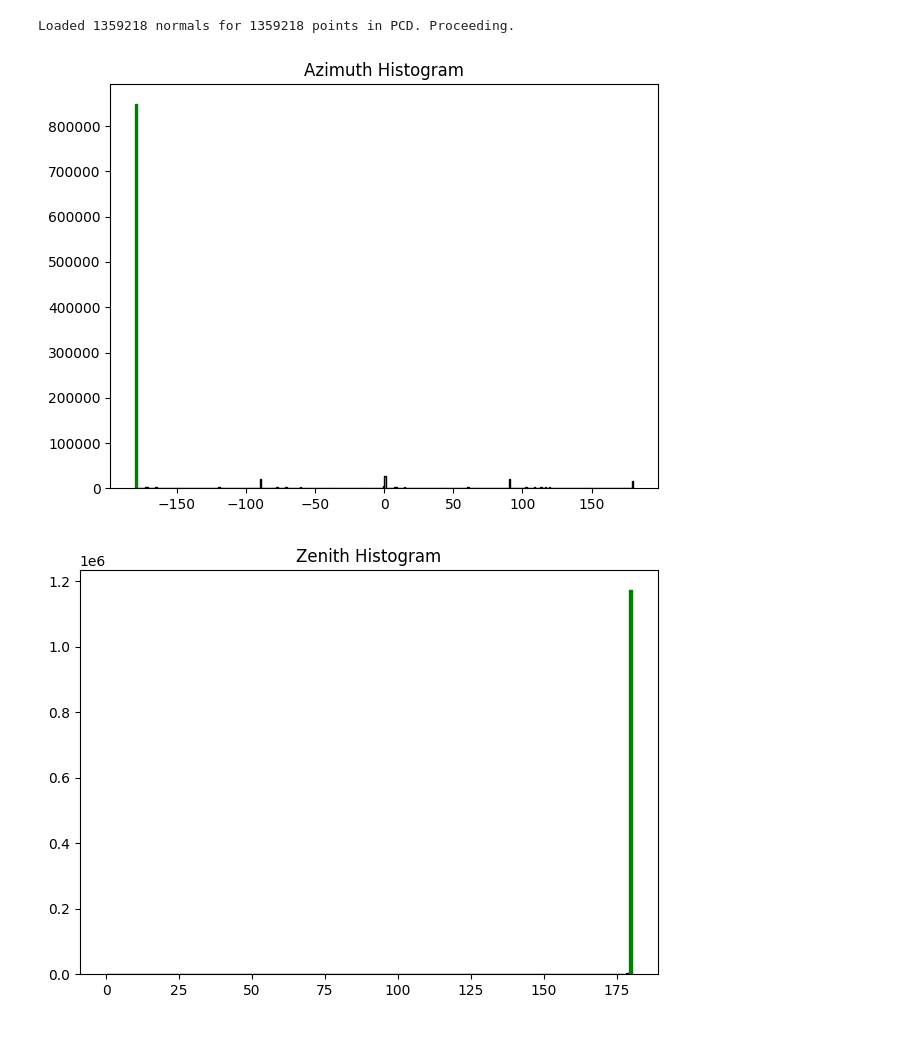
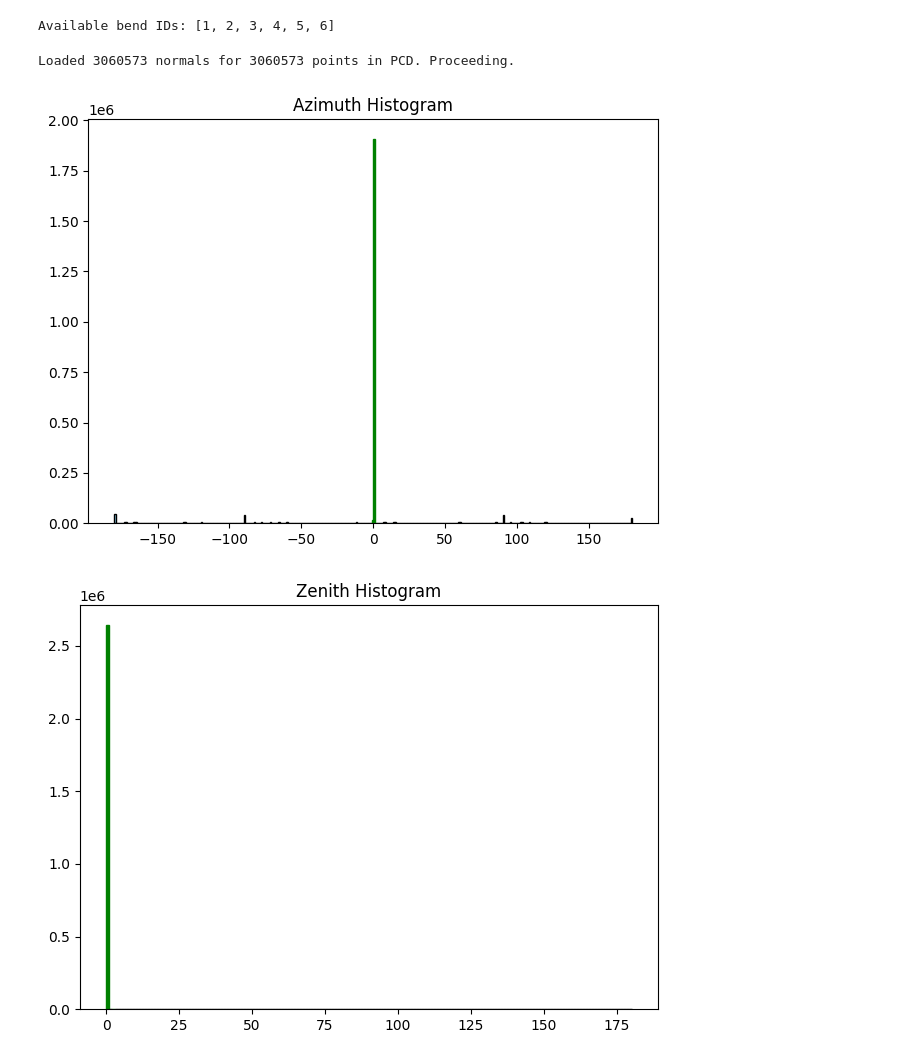
Before and after one commit to ckantas/PointClouds, a Jupyter notebook: arclengthvisualizer.ipynb, the cells around one changed output. Drawn from its saved outputs; the diff is of its cells as text; code cells hidden in the pictures.

```diff
--- a/arclengthvisualizer.ipynb
+++ b/arclengthvisualizer.ipynb
@@ -15,19 +15,9 @@ from matplotlib import cm
 import random
 from BendLength import BendLengthCalculator
 # %%
-point_cloud_location = "C:/Users/chris/Desktop/Documents/Code/PointClouds/sampled_model.ply"
+point_cloud_location = "/home/chris/Code/PointClouds/sampled_model.ply"
 pcd = o3d.io.read_point_cloud(point_cloud_location)
 
 # Preprocess the point cloud
 pcd = util.preProcessCloud(pcd)
 pcd_points = np.asarray(pcd.points)
-# %%
-with open("bend_visualization_data_cad.pkl", "rb") as f:
-    data = pickle.load(f)
-
-intersection_line = data["intersection_line"]
-bend_edges = data["bend_edges"]
-cluster_points = data["cluster_points"]
-cluster_derivatives = data["cluster_derivatives"]
-all_normals = data["all_normals"]
-segment_indices = data["segment_indices"]
@@ -34,2 +76,23 @@ segment_indices = data["segment_indices"]
+# %%
+with open("bend_visualization_data_all.pkl", "rb") as f:
+    data = pickle.load(f)
+
+bend_data = data["bend_data"]  # <- Nested dictionary with per-bend entries
+all_normals = data["all_normals"]
+segment_indices = data["segment_indices"]
+
+# Print available bend IDs
+print("Available bend IDs:", list(bend_data.keys()))
+
+# Select specific bend
+bend_id = 2
+bend_info = bend_data[bend_id]
+
+intersection_line = bend_info["intersection_line"]
+bend_edges = bend_info["bend_edges"]
+cluster_points = bend_info["cluster_points"]
+cluster_derivatives = bend_info["cluster_derivatives"]
+# %% [output]
+Available bend IDs: [1, 2, 3, 4, 5, 6]
 # %%
 class ArcLengthCalculator:
@@ -350,9 +498,9 @@ class ArcLengthCalculator:
         self.vis.run()
         self.vis.destroy_window()
 # %%
-visualizer = ArcLengthCalculator(pcd = pcd, intersection_line=intersection_line, bend_edges=bend_edges, bend_cluster_points=cluster_points, cluster_derivatives=cluster_derivatives, all_normals=all_normals, segment_indices=segment_indices)
+visualizer = ArcLengthCalculator(pcd = pcd, bend_id=bend_id, intersection_line=intersection_line, bend_edges=bend_edges, bend_cluster_points=cluster_points, cluster_derivatives=cluster_derivatives, all_normals=all_normals, segment_indices=segment_indices)
 visualizer.run()
 # %% [output]
-Loaded 1359218 normals for 1359218 points in PCD. Proceeding.
+Loaded 3060573 normals for 3060573 points in PCD. Proceeding.
-[figure, old version]
+[figure, new version]
-[figure, old version]
+[figure, new version]
```
Also changed, not shown: parts of 3 cells of this notebook, 3 other files.
